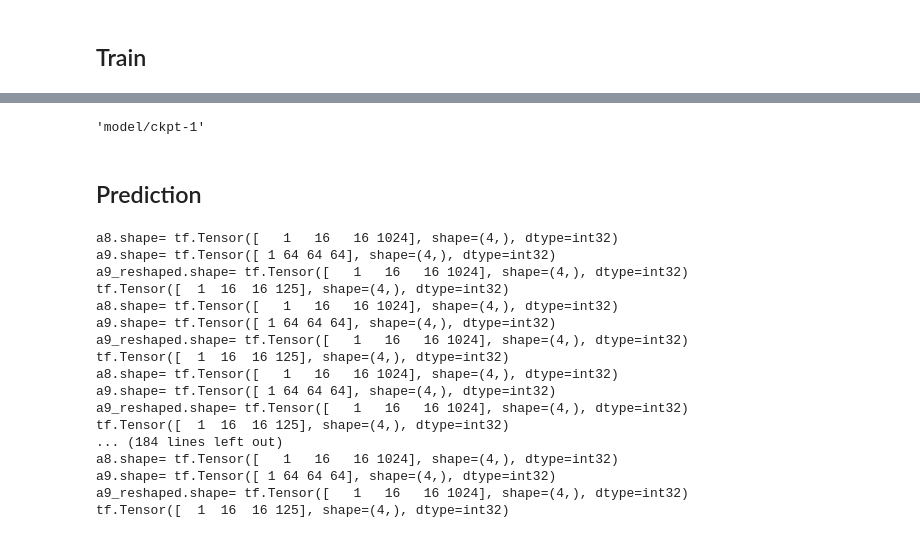
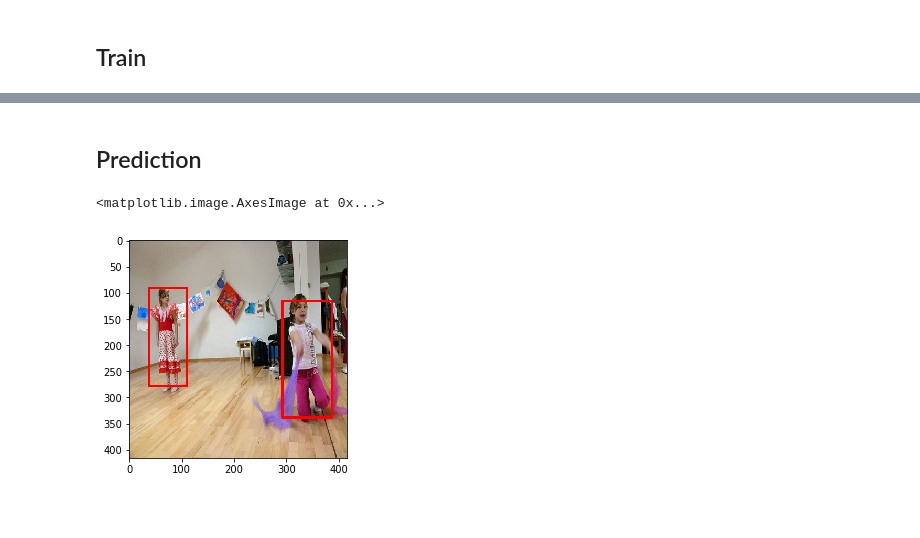
Before and after one commit to pmkalshetti/object_detection_old, a Jupyter notebook: object_detection_eager.ipynb, the cells around one changed output, grey strips where cells are left out. Cells and saved outputs as stored; diff of their text form; code cells hidden in the pictures; blank space fills up the shorter version.

Commit message:
working model with pretrained weights

```diff
--- a/object_detection_eager.ipynb
+++ b/object_detection_eager.ipynb
@@ -503,8 +607,3 @@ Epoch:52, Loss=13.009954452514648
-# %%
-checkpoint = tfe.Checkpoint(model=model, optimizer_step=tf.train.get_or_create_global_step())
-checkpoint.save(file_prefix=CHECKPOINT_PREFIX)
-# %% [output]
-'model/ckpt-1'
 # %% [markdown]
 ## Prediction
 # %%
@@ -515,32 +614,22 @@ dataset_test = dataset_test.batch(1)
 # %%
 with tf.device('/gpu:0'):
     # load trained model
-    checkpoint = tfe.Checkpoint(model=model, optimizer_step=tf.train.get_or_create_global_step())
     checkpoint.restore(tf.train.latest_checkpoint(CHECKPOINT_DIR))
 
     for idx_img, data in enumerate(tfe.Iterator(dataset_test)):
         # predict
-        imgs_out, output = model.predict(data[0])
+        output = model.predict(data[0])
 
         # write images
-        img = imgs_out.numpy()[0]
-        img = (img * 255).astype(np.uint8)
-        cv2.imwrite(DIR_IMG_OUT+ '/'+str(idx_img)+'.png', img)
+        img_out = draw_output(data[0][0].numpy(), output[0].numpy())
+        cv2.imwrite(DIR_IMG_OUT+ '/'+str(idx_img)+'.png', cv2.cvtColor(img_out, cv2.COLOR_RGB2BGR))
+#         img = imgs_out.numpy()[0]
+#         img = (img * 255).astype(np.uint8)
+#         cv2.imwrite(DIR_IMG_OUT+ '/'+str(idx_img)+'.png', img)
-# %% [output]
-a8.shape= tf.Tensor([   1   16   16 1024], shape=(4,), dtype=int32)
-a9.shape= tf.Tensor([ 1 64 64 64], shape=(4,), dtype=int32)
-a9_reshaped.shape= tf.Tensor([   1   16   16 1024], shape=(4,), dtype=int32)
-tf.Tensor([  1  16  16 125], shape=(4,), dtype=int32)
-a8.shape= tf.Tensor([   1   16   16 1024], shape=(4,), dtype=int32)
-a9.shape= tf.Tensor([ 1 64 64 64], shape=(4,), dtype=int32)
-a9_reshaped.shape= tf.Tensor([   1   16   16 1024], shape=(4,), dtype=int32)
-tf.Tensor([  1  16  16 125], shape=(4,), dtype=int32)
-a8.shape= tf.Tensor([   1   16   16 1024], shape=(4,), dtype=int32)
-a9.shape= tf.Tensor([ 1 64 64 64], shape=(4,), dtype=int32)
-a9_reshaped.shape= tf.Tensor([   1   16   16 1024], shape=(4,), dtype=int32)
-tf.Tensor([  1  16  16 125], shape=(4,), dtype=int32)
-... (184 lines left out)
-a8.shape= tf.Tensor([   1   16   16 1024], shape=(4,), dtype=int32)
-a9.shape= tf.Tensor([ 1 64 64 64], shape=(4,), dtype=int32)
-a9_reshaped.shape= tf.Tensor([   1   16   16 1024], shape=(4,), dtype=int32)
-tf.Tensor([  1  16  16 125], shape=(4,), dtype=int32)
+# %%
+img = cv2.imread('imgs_out/24.png')
+img = cv2.cvtColor(img, cv2.COLOR_RGB2BGR)
+plt.imshow(img)
+# %% [output]
+<matplotlib.image.AxesImage at 0x...>
+[figure, added]
```
Also changed, not shown: parts of 9 cells of this notebook, 5 other files.
